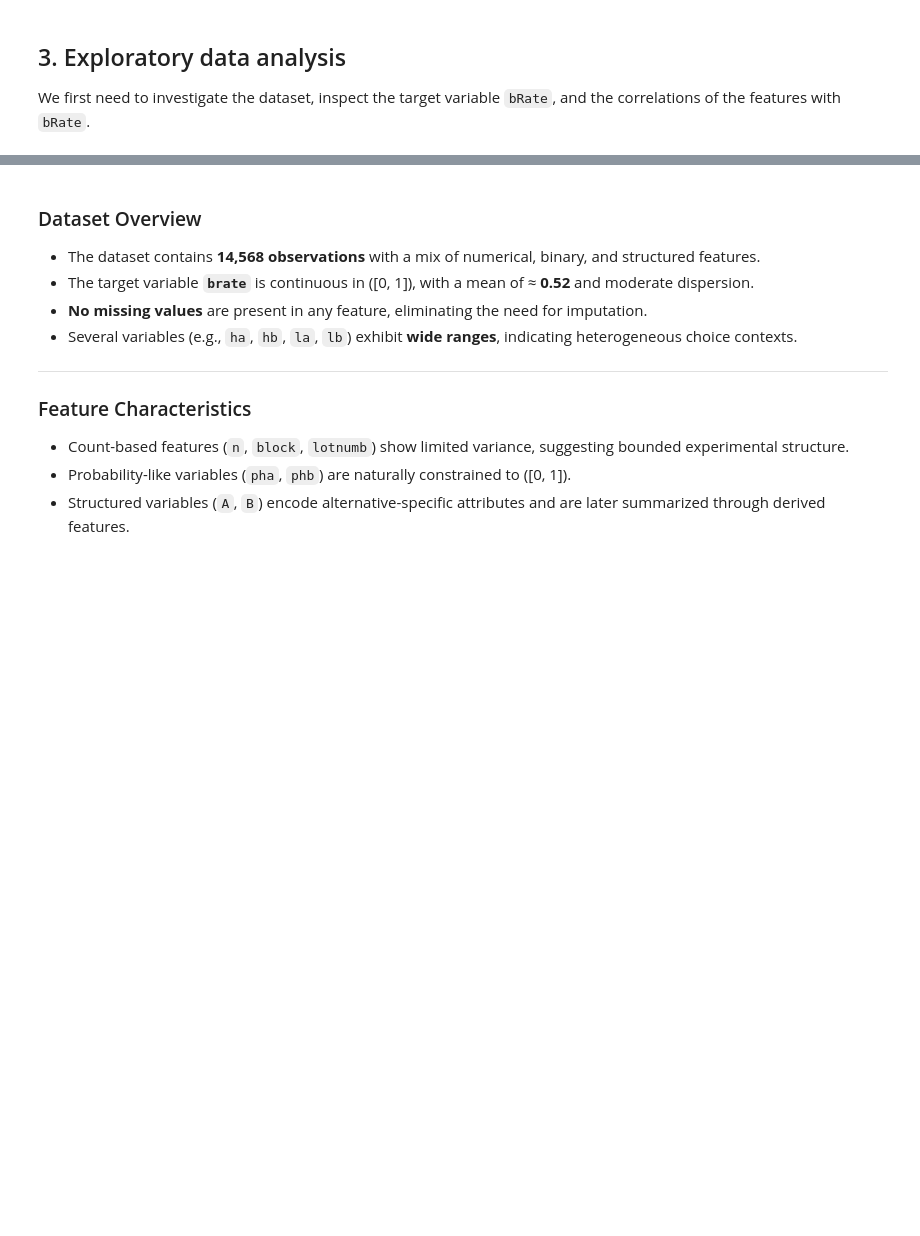
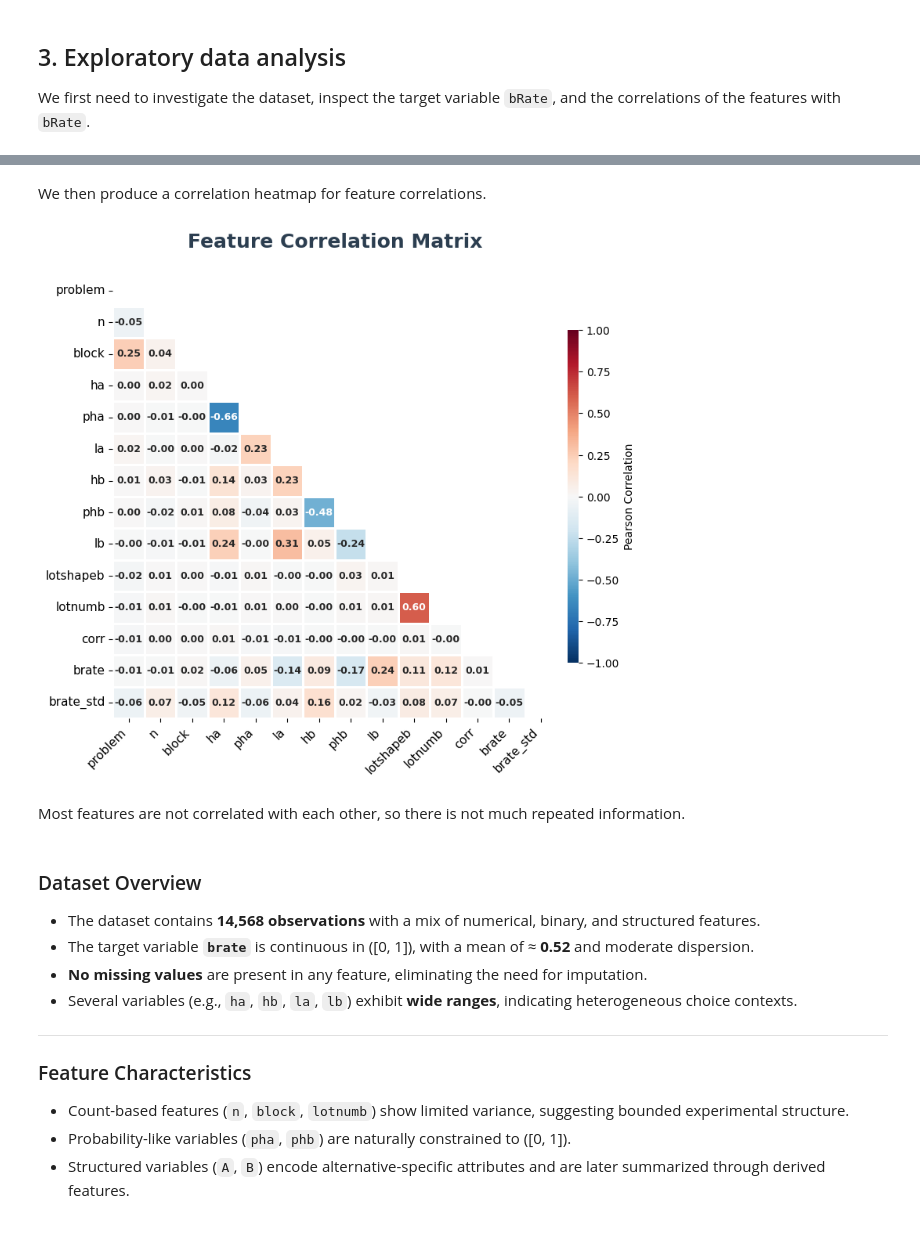
Before and after one commit to tasosger/choices13k-risky-choice, a Jupyter notebook: analysis.ipynb, the cells around one changed output, grey strips where cells are left out. Cells and saved outputs as stored; diff of their text form; code cells hidden in the pictures; blank space fills up the shorter version.

```diff
--- a/analysis.ipynb
+++ b/analysis.ipynb
@@ -452,3 +423,65 @@ problem              ↔ block                :  0.245
+# %% [markdown]
+We then produce a correlation heatmap for feature correlations.
+# %%
+# Correlation matrix for numeric features
+numeric_df = df_full.select_dtypes(include=["number"])
+if not numeric_df.empty:
+    corr = numeric_df.corr()
+
+    fig, ax = plt.subplots(figsize=(8, 7))
+
+    mask = np.triu(np.ones_like(corr, dtype=bool))
+
+    sns.heatmap(
+        corr,
+        mask=mask,
+        annot=True,
+        fmt='.2f',
+        cmap='RdBu_r',
+        vmin=-1,
+        vmax=1,
+        center=0,
+        square=True,
+        linewidths=1,
+        linecolor='white',
+        cbar_kws={
+            'label': 'Pearson Correlation',
+            'shrink': 0.75,
+            'aspect': 30,
+            'pad': 0.02
+        },
+        annot_kws={
+            'size': 9,
+            'weight': 'bold'
+        },
+        ax=ax
+    )
+
+    ax.set_title('Feature Correlation Matrix',
+                 fontsize=18,
+                 fontweight='bold',
+                 pad=25,
+                 color='#2c3e50')
+
+    ax.set_xticklabels(ax.get_xticklabels(),
+                       rotation=45,
+                       ha='right',
+                       fontsize=11,
+                       fontweight='500')
+    ax.set_yticklabels(ax.get_yticklabels(),
+                       rotation=0,
+                       fontsize=11,
+                       fontweight='500')
+
+    ax.set_xlabel('')
+    ax.set_ylabel('')
+
+    plt.tight_layout()
+    plt.show()
+# %% [output]
+[figure, added]
+# %% [markdown]
+Most features are not correlated with each other, so there is not much repeated information.
 # %% [markdown]
 ### Dataset Overview
 
```
Also changed, not shown: parts of 18 cells of this notebook.
